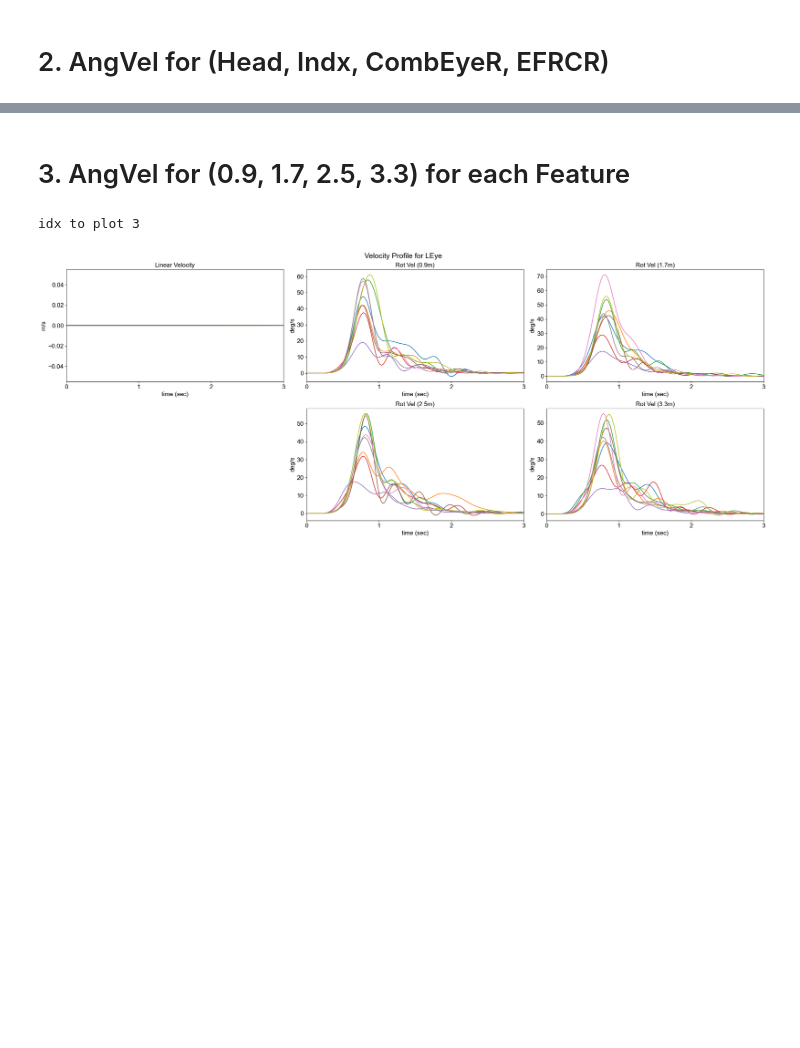
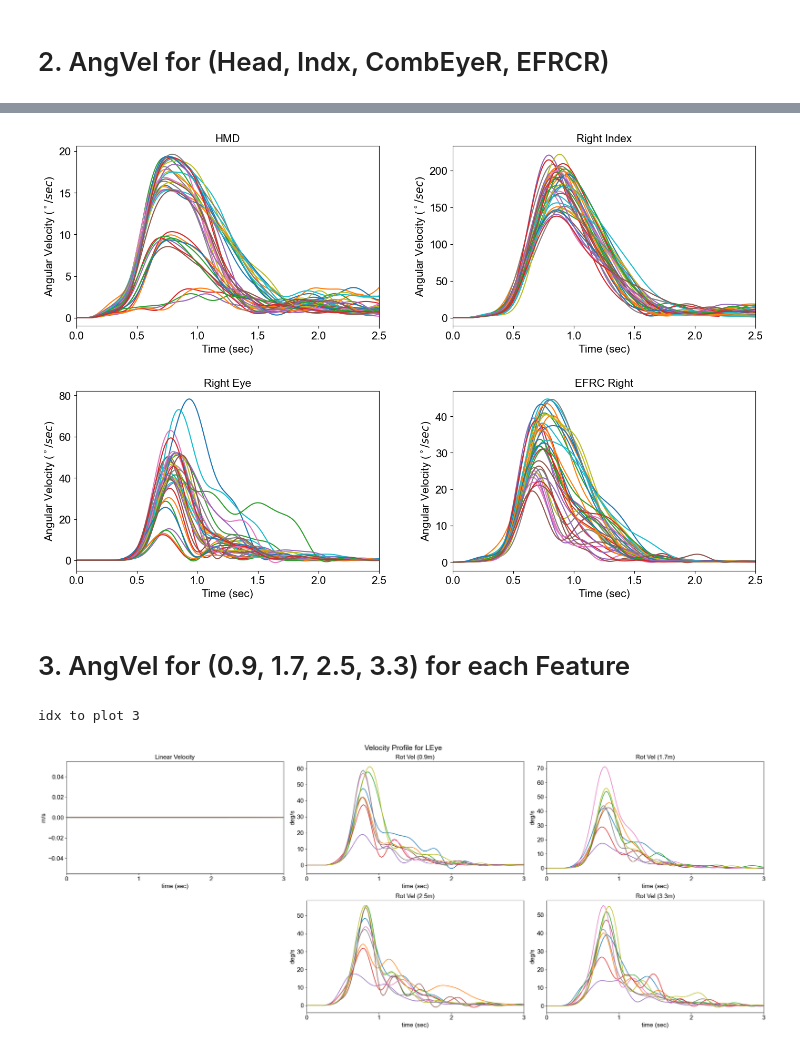
Before and after one commit to gitscade/stats, a Jupyter notebook: 04_profile.ipynb, the cells around one changed output, grey strips where cells are left out. Saved outputs shown, nothing was run; the diff lists cells and outputs as text; code cells hidden in the pictures; blank space fills up the shorter version.

```diff
--- a/04_profile.ipynb
+++ b/04_profile.ipynb
@@ -437,3 +430,8 @@ def butter_lowpass_filter(data, cutoff, fs, order=5):
     b, a = butter_lowpass(cutoff, fs, order=order)
     y = lfilter(b, a, data)
     return y
+
+def butter_lowpass_filter2(data, cutoff, fs, order=5, axis=-1):
+    b, a = butter_lowpass(cutoff, fs, order=order)
+    y = lfilter(b, a, data, axis)
+    return y
@@ -769,3 +592,74 @@ KeyboardInterrupt:
+# %%
+#==================================================================
+def draw_profile_plot(plot_data):
+    """
+    FUNC: draw progress plot for 36 subjects for selected features
+    INPUT: data: #[36][3,FRAMES(var),9,5]
+    >36 targets,
+    >3 plots (mean, 5percentile, 95percentile)S
+    >36 max frames
+    >9 Velocity features,
+    >16 representation
+    """
+    #=================Pick data================================
+    '''
+    {0:HMD, 1:rhand, 2:rindex, 3:leye, 4:reye, 5:HFRC, 6:EFRC1, 7:EFRC2, 8:VECPRODS}
+    '''
+    data= plot_data.copy()
+
+    features_to_plot = [0,2,4,7]
+    velocities_to_plot = [1] #only angular velocities
+    titles = np.array(["HMD", "Right Hand", "Right Index", "Left Eye", "Right Eye", "HFRC", "EFRC Left", "EFRC Right", "Vector Products"])
+    title_list = titles[features_to_plot]
+
+    for tidx in range(36):
+        data[tidx] = data[tidx][:,:,:,velocities_to_plot] #[64,Frames,(features)]
+        # print(data[tidx].shape)
+    #data = now [36][64,Frames,Features]
+    #=================SET PLOT================================
+    fig, axes = plt.subplots(nrows=2, ncols=2, figsize=(15, 10))
+    plt.setp(axes.flat, xlabel='X-label', ylabel='Y-label')
+    matplotlib.rc('xtick', labelsize=15)
+    matplotlib.rc('ytick', labelsize=15)
+    major_ticks = np.arange(0, 5, 0.5)
+    minor_ticks = np.arange(0, 5, 0.1)
+    fig.tight_layout(pad=5)
+
+
+    for idx, ax in enumerate(axes.flat):
+        title = title_list[idx]
+        ax.set_title(title, fontsize=15)
+        ax.set_xlabel('Time (sec)', fontsize=15)
+        ax.set_ylabel('Angular Velocity ($^\circ / sec $)', fontsize=15)
+        ax.set_xlim(0,2.5)
+        # ax.set_ylim(-0.1,0.35)
+        ax.locator_params(nbins=7, axis='x') #xtick density
+        # ax.locator_params(nbins=6, axis='y') #ytick density
+        # ax.set_xticks(major_ticks)
+        # ax.set_xticks(minor_ticks, minor=True)
+        # ax.set_yticks(major_ticks)
+        # ax.set_yticks(minor_ticks, minor=True)
+        # ax.grid(which='both')
+
+    #====================PLOT DATA==================================
+
+    # each selected feature for one ax
+    for cidx in range(36):
+        for idx, ax in enumerate(axes.flat):
+            # print(data[cidx].shape)
+            # print(idx)
+            fidx = features_to_plot[int(idx)]
+
+            mean = data[cidx][0,:,fidx]  #[64,Frames]
+            p5 = data[cidx][1,:,fidx]  #[64,Frames]
+            p95 = data[cidx][2,:,fidx]  #[64,Frames]
+            x = np.arange(len(mean))/120
+            ax.plot(x, mean, label='Mean')
+            # ax.fill_between(x, p5[:,0], p95[:,0], alpha=0.05, label='5% and 95% confidence i?nterval') #completely useless
+
+draw_profile_plot(plot_data)
+# %% [output]
+[figure, added]
 # %% [markdown]
 # 3. AngVel for (0.9, 1.7, 2.5, 3.3) for each Feature
 # %%
```
Also changed, not shown: parts of 5 cells of this notebook.
